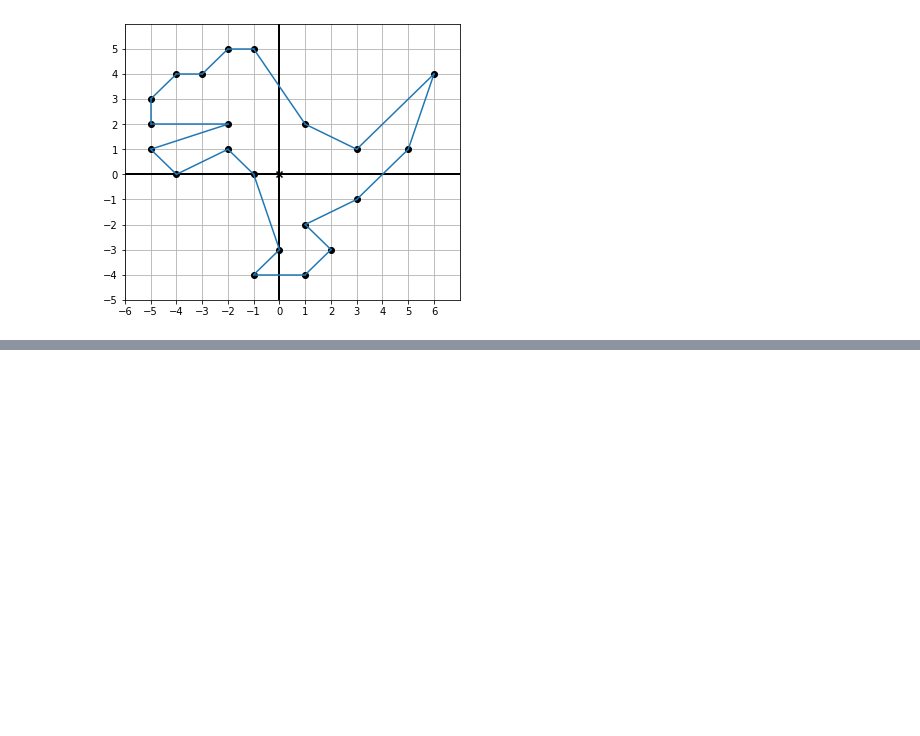
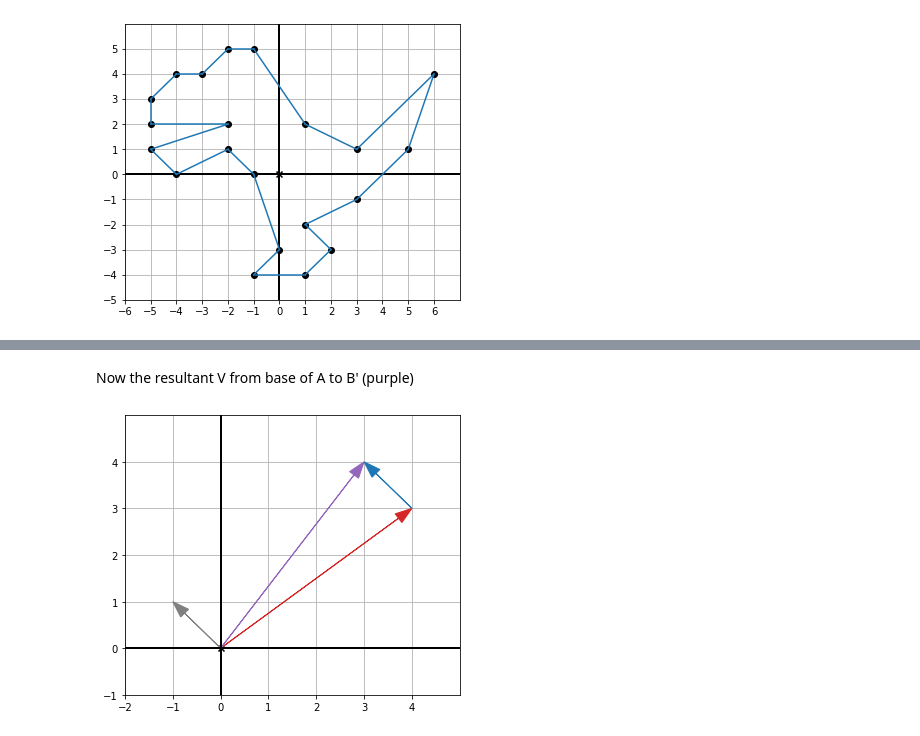
Before and after one commit to sthaha/Math-for-Programmers, a Jupyter notebook: learn/ch02/Ch02.ipynb, the cells around one changed output, grey strips where cells are left out. Cells and saved outputs as stored; diff of their text form; code cells hidden in the pictures; blank space fills up the shorter version.

```diff
--- a/learn/ch02/Ch02.ipynb
+++ b/learn/ch02/Ch02.ipynb
@@ -45,0 +79,12 @@ draw(Points(*v), grid=(1, 10), nice_aspect_ratio=False)
+# %% [markdown]
+Now the resultant V from base of A to B' (purple)
+# %%
+# adding moves the A to the end of B
+draw(
+    Arrow((4,3), color=red),
+    Arrow((-1, 1), color=gray),  # original (-1, 1) translated
+    Arrow((3, 4), (4, 3), color=blue),
+    Arrow((3,4), color=purple)
+)
+# %% [output]
+[figure, added]
```
Also changed, not shown: parts of 19 cells of this notebook.
